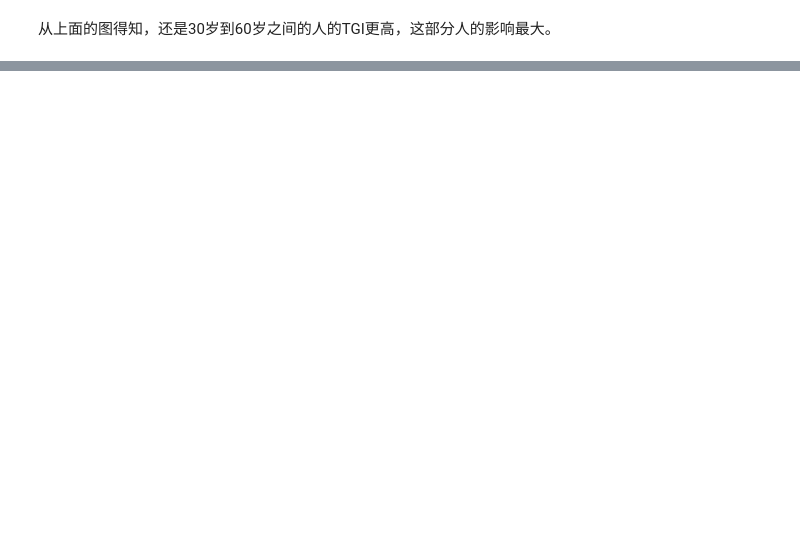
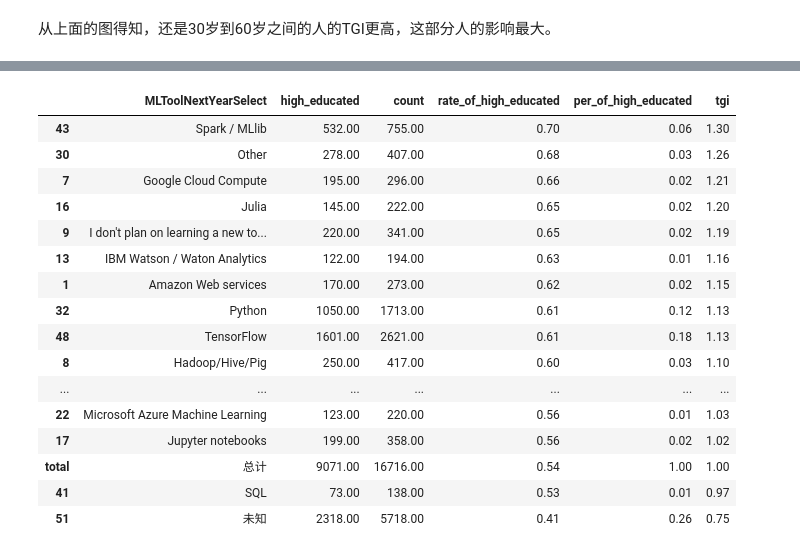
Before and after one commit to chunyaozhang/qiuzhi_note, a Jupyter notebook: 小数点 - 用户画像/第一周文件合集/第一周作业/homework_2.ipynb, the cells around one changed output, grey strips where cells are left out. Cells and saved outputs as stored; diff of their text form; code cells hidden in the pictures; blank space fills up the shorter version.

```diff
--- a/小数点 - 用户画像/第一周文件合集/第一周作业/homework_2.ipynb
+++ b/小数点 - 用户画像/第一周文件合集/第一周作业/homework_2.ipynb
@@ -266,0 +508,23 @@ plt.show()
+# %%
+# 这里面有的工具，虽然tgi高，但是样本太少了，统计结果不具有指导意义。
+# 所以把样本数太少的去掉（去掉样本数少于100的）
+t_tool[t_tool['count']>=100].sort_values('tgi',ascending=False)
+# t_tool.sort_values('tgi',ascending=False)
+# %% [output]
+|  | MLToolNextYearSelect | high_educated | count | rate_of_high_educated | per_of_high_educated | tgi |
+| 43 | Spark / MLlib | 532.00 | 755.00 | 0.70 | 0.06 | 1.30 |
+| 30 | Other | 278.00 | 407.00 | 0.68 | 0.03 | 1.26 |
+| 7 | Google Cloud Compute | 195.00 | 296.00 | 0.66 | 0.02 | 1.21 |
+| 16 | Julia | 145.00 | 222.00 | 0.65 | 0.02 | 1.20 |
+| 9 | I don't plan on learning a new to... | 220.00 | 341.00 | 0.65 | 0.02 | 1.19 |
+| 13 | IBM Watson / Waton Analytics | 122.00 | 194.00 | 0.63 | 0.01 | 1.16 |
+| 1 | Amazon Web services | 170.00 | 273.00 | 0.62 | 0.02 | 1.15 |
+| 32 | Python | 1050.00 | 1713.00 | 0.61 | 0.12 | 1.13 |
+| 48 | TensorFlow | 1601.00 | 2621.00 | 0.61 | 0.18 | 1.13 |
+| 8 | Hadoop/Hive/Pig | 250.00 | 417.00 | 0.60 | 0.03 | 1.10 |
+| ... | ... | ... | ... | ... | ... | ... |
+| 22 | Microsoft Azure Machine Learning | 123.00 | 220.00 | 0.56 | 0.01 | 1.03 |
+| 17 | Jupyter notebooks | 199.00 | 358.00 | 0.56 | 0.02 | 1.02 |
+| total | 总计 | 9071.00 | 16716.00 | 0.54 | 1.00 | 1.00 |
+| 41 | SQL | 73.00 | 138.00 | 0.53 | 0.01 | 0.97 |
+| 51 | 未知 | 2318.00 | 5718.00 | 0.41 | 0.26 | 0.75 |
```
Also changed, not shown: parts of 20 cells of this notebook, 7 other files.
